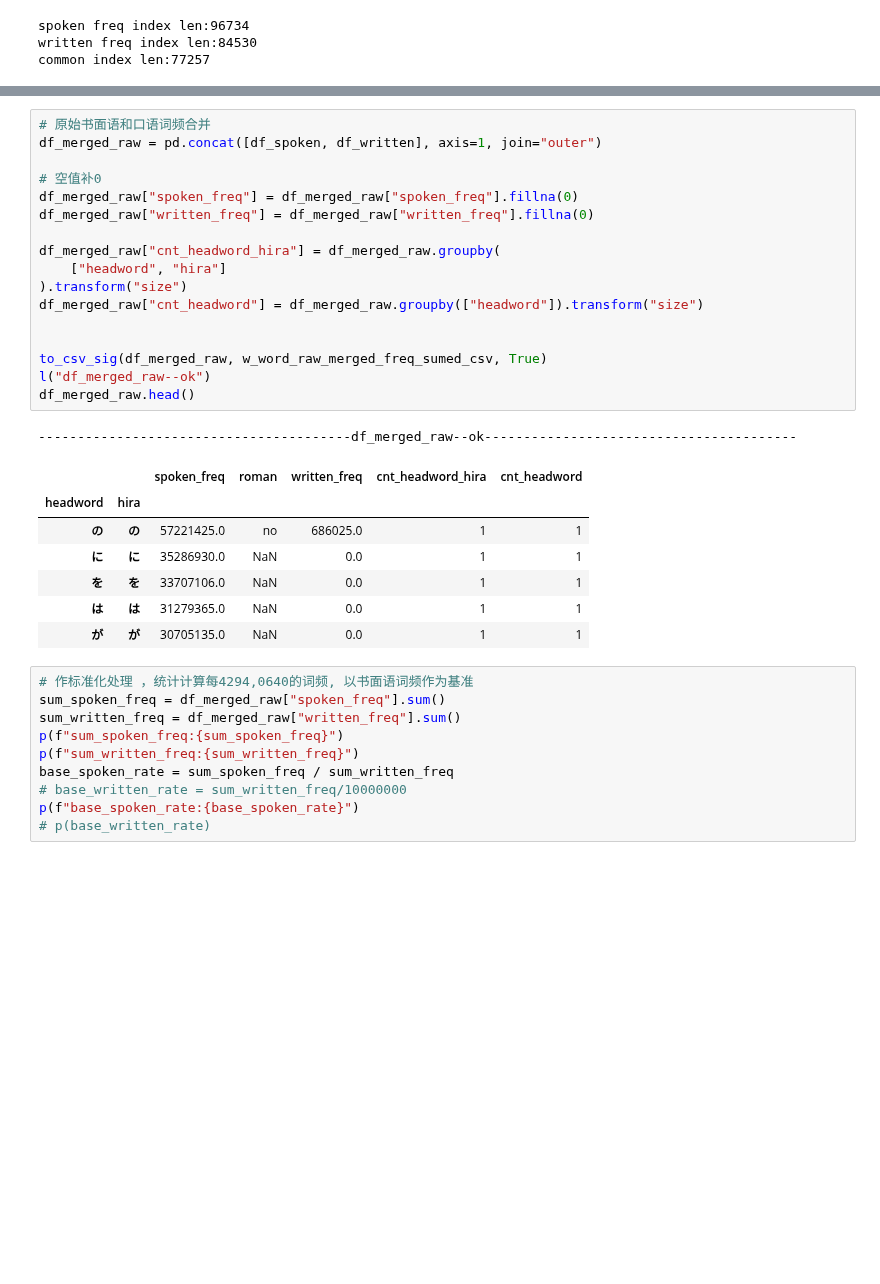
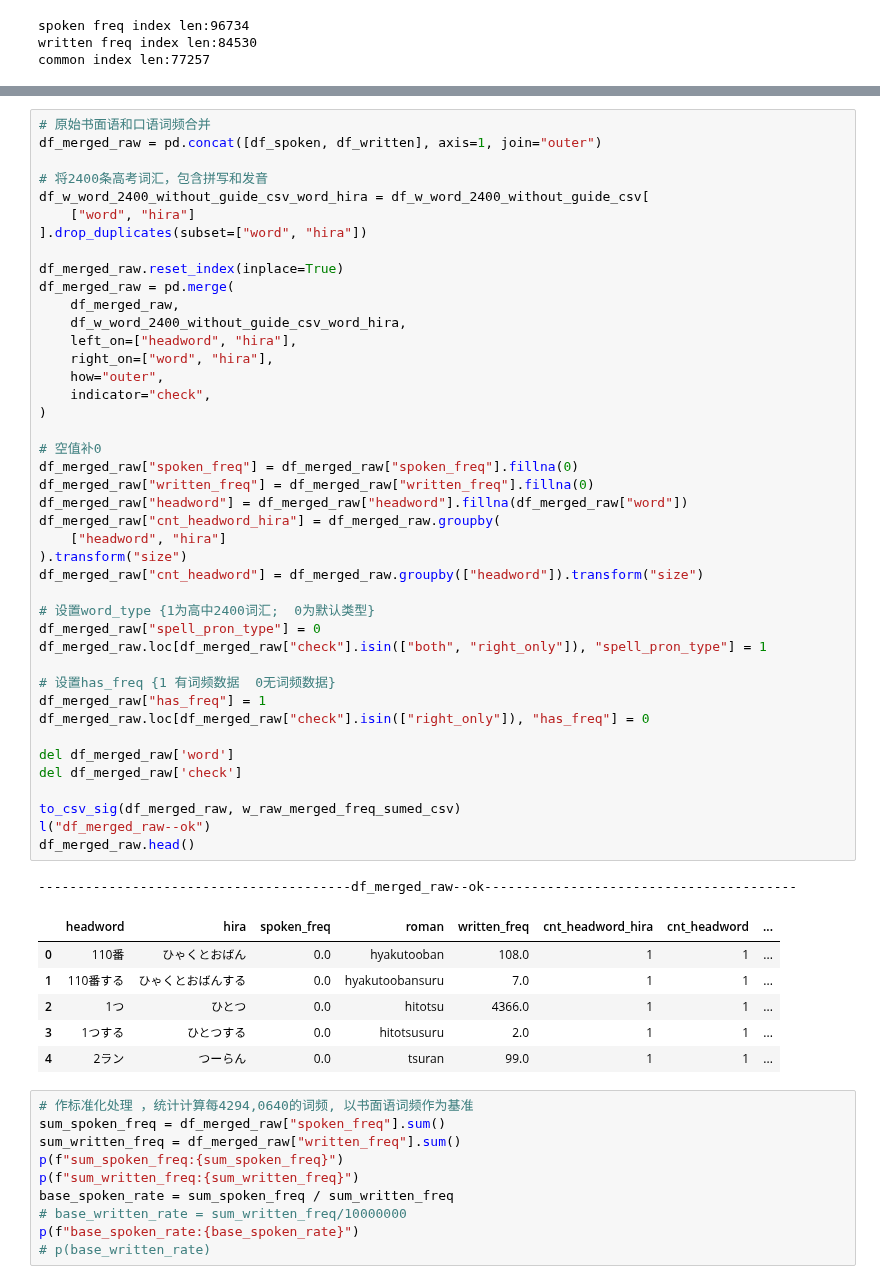
Before and after one commit to hopensic/python-notebooks, a Jupyter notebook: ja_dict_merge.ipynb, the cells around one changed output, grey strips where cells are left out. Saved outputs shown, nothing was run; the diff lists cells and outputs as text; blank space fills up the shorter version.

```diff
--- a/ja_dict_merge.ipynb
+++ b/ja_dict_merge.ipynb
@@ -121,29 +137,53 @@ common index len:77257
 # %%
 # 原始书面语和口语词频合并
 df_merged_raw = pd.concat([df_spoken, df_written], axis=1, join="outer")
 
+# 将2400条高考词汇，包含拼写和发音
+df_w_word_2400_without_guide_csv_word_hira = df_w_word_2400_without_guide_csv[
+    ["word", "hira"]
+].drop_duplicates(subset=["word", "hira"])
+
+df_merged_raw.reset_index(inplace=True)
+df_merged_raw = pd.merge(
+    df_merged_raw,
+    df_w_word_2400_without_guide_csv_word_hira,
+    left_on=["headword", "hira"],
+    right_on=["word", "hira"],
+    how="outer",
+    indicator="check",
+)
+
 # 空值补0
 df_merged_raw["spoken_freq"] = df_merged_raw["spoken_freq"].fillna(0)
 df_merged_raw["written_freq"] = df_merged_raw["written_freq"].fillna(0)
-
+df_merged_raw["headword"] = df_merged_raw["headword"].fillna(df_merged_raw["word"])
 df_merged_raw["cnt_headword_hira"] = df_merged_raw.groupby(
     ["headword", "hira"]
 ).transform("size")
 df_merged_raw["cnt_headword"] = df_merged_raw.groupby(["headword"]).transform("size")
 
+# 设置word_type {1为高中2400词汇;  0为默认类型}
+df_merged_raw["spell_pron_type"] = 0
+df_merged_raw.loc[df_merged_raw["check"].isin(["both", "right_only"]), "spell_pron_type"] = 1
 
-to_csv_sig(df_merged_raw, w_word_raw_merged_freq_sumed_csv, True)
+# 设置has_freq {1 有词频数据  0无词频数据}
+df_merged_raw["has_freq"] = 1
+df_merged_raw.loc[df_merged_raw["check"].isin(["right_only"]), "has_freq"] = 0
+
+del df_merged_raw['word']
+del df_merged_raw['check']
+
+to_csv_sig(df_merged_raw, w_raw_merged_freq_sumed_csv)
 l("df_merged_raw--ok")
 df_merged_raw.head()
 # %% [output]
 ----------------------------------------df_merged_raw--ok----------------------------------------
-|  |  | spoken_freq | roman | written_freq | cnt_headword_hira | cnt_headword |
-| headword | hira |  |  |  |  |  |
-| の | の | 57221425.0 | no | 686025.0 | 1 | 1 |
-| に | に | 35286930.0 | NaN | 0.0 | 1 | 1 |
-| を | を | 33707106.0 | NaN | 0.0 | 1 | 1 |
-| は | は | 31279365.0 | NaN | 0.0 | 1 | 1 |
-| が | が | 30705135.0 | NaN | 0.0 | 1 | 1 |
+|  | headword | hira | spoken_freq | roman | written_freq | cnt_headword_hira | cnt_headword | ... |
+| 0 | 110番 | ひゃくとおばん | 0.0 | hyakutooban | 108.0 | 1 | 1 | ... |
+| 1 | 110番する | ひゃくとおばんする | 0.0 | hyakutoobansuru | 7.0 | 1 | 1 | ... |
+| 2 | 1つ | ひとつ | 0.0 | hitotsu | 4366.0 | 1 | 1 | ... |
+| 3 | 1つする | ひとつする | 0.0 | hitotsusuru | 2.0 | 1 | 1 | ... |
+| 4 | 2ラン | つーらん | 0.0 | tsuran | 99.0 | 1 | 1 | ... |
 # %%
 # 作标准化处理 ，统计计算每4294,0640的词频, 以书面语词频作为基准
 sum_spoken_freq = df_merged_raw["spoken_freq"].sum()
```
Also changed, not shown: parts of 12 cells of this notebook, 2 other files.
